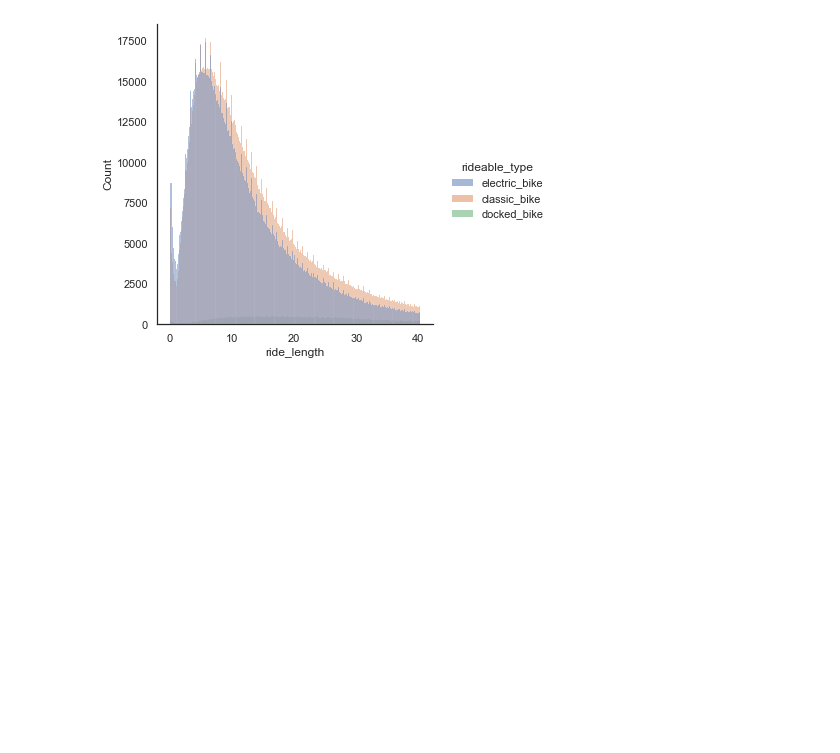
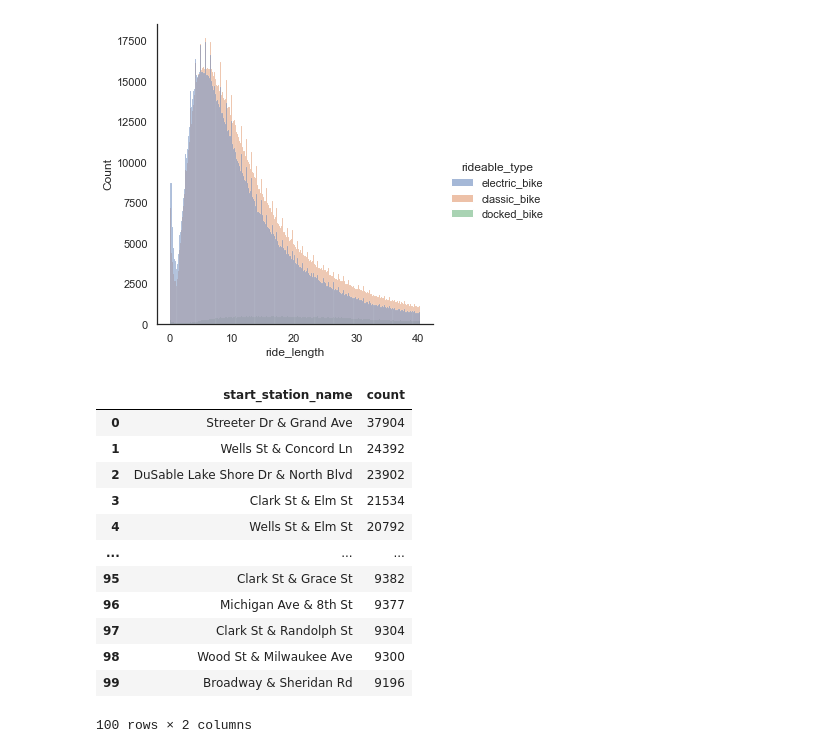
Before and after one commit to psyrgkan/Bikes-Visualization, a Jupyter notebook: clean_bikes.ipynb, the cells around one changed output. Saved outputs shown, nothing was run; the diff lists cells and outputs as text; code cells hidden in the pictures; blank space fills up the shorter version.

```diff
--- a/clean_bikes.ipynb
+++ b/clean_bikes.ipynb
@@ -237,0 +239,18 @@ sns.displot(bikes, x="ride_length", hue="rideable_type");
+# %%
+top100_start_station = bikes['start_station_name'].value_counts().sort_values(ascending=False).reset_index()[:100]
+top100_start_station.columns = ["start_station_name", "count"]
+top100_start_station
+# %% [output]
+|  | start_station_name | count |
+| 0 | Streeter Dr & Grand Ave | 37904 |
+| 1 | Wells St & Concord Ln | 24392 |
+| 2 | DuSable Lake Shore Dr & North Blvd | 23902 |
+| 3 | Clark St & Elm St | 21534 |
+| 4 | Wells St & Elm St | 20792 |
+| ... | ... | ... |
+| 95 | Clark St & Grace St | 9382 |
+| 96 | Michigan Ave & 8th St | 9377 |
+| 97 | Clark St & Randolph St | 9304 |
+| 98 | Wood St & Milwaukee Ave | 9300 |
+| 99 | Broadway & Sheridan Rd | 9196 |
+100 rows × 2 columns
```
Also changed, not shown: parts of 8 cells of this notebook.
